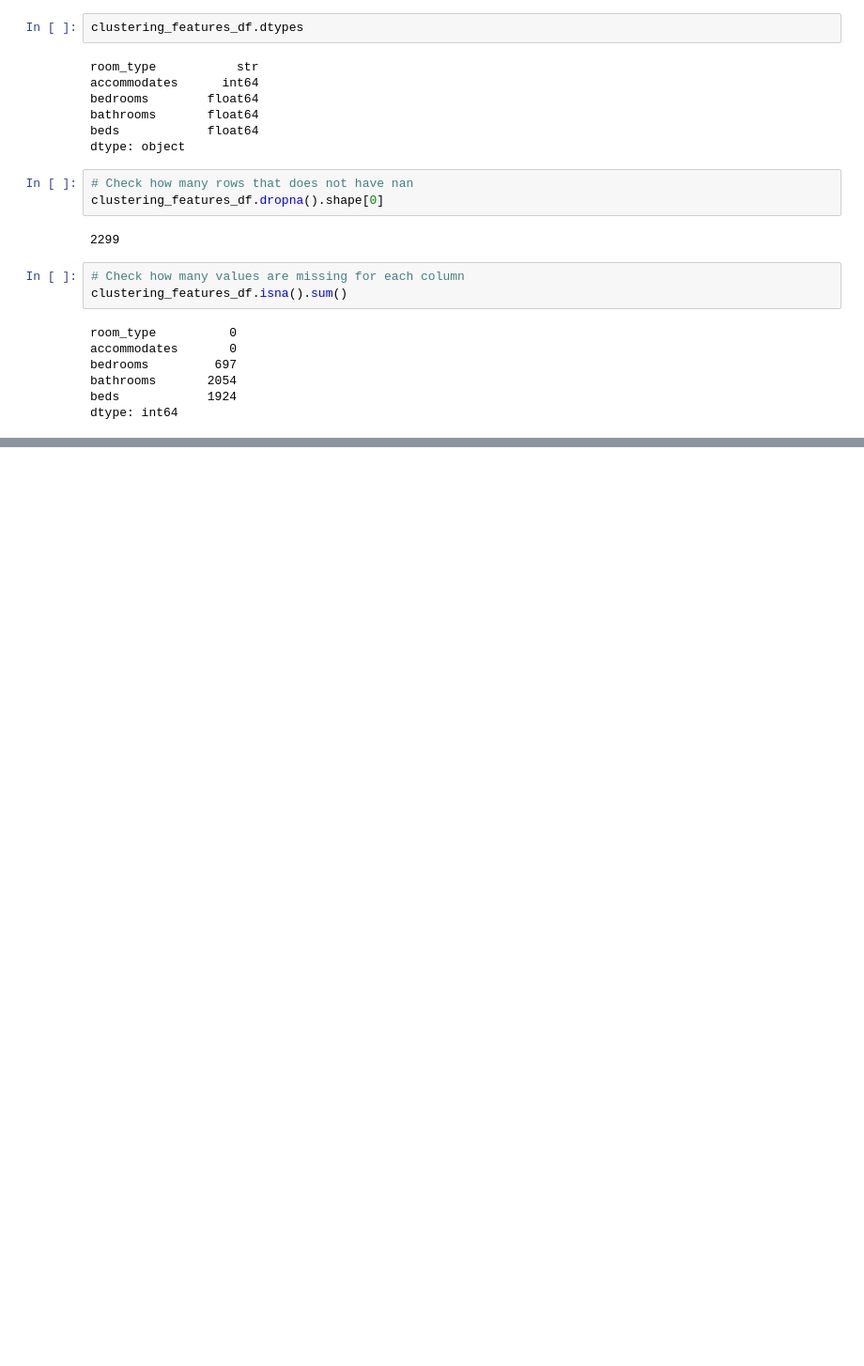
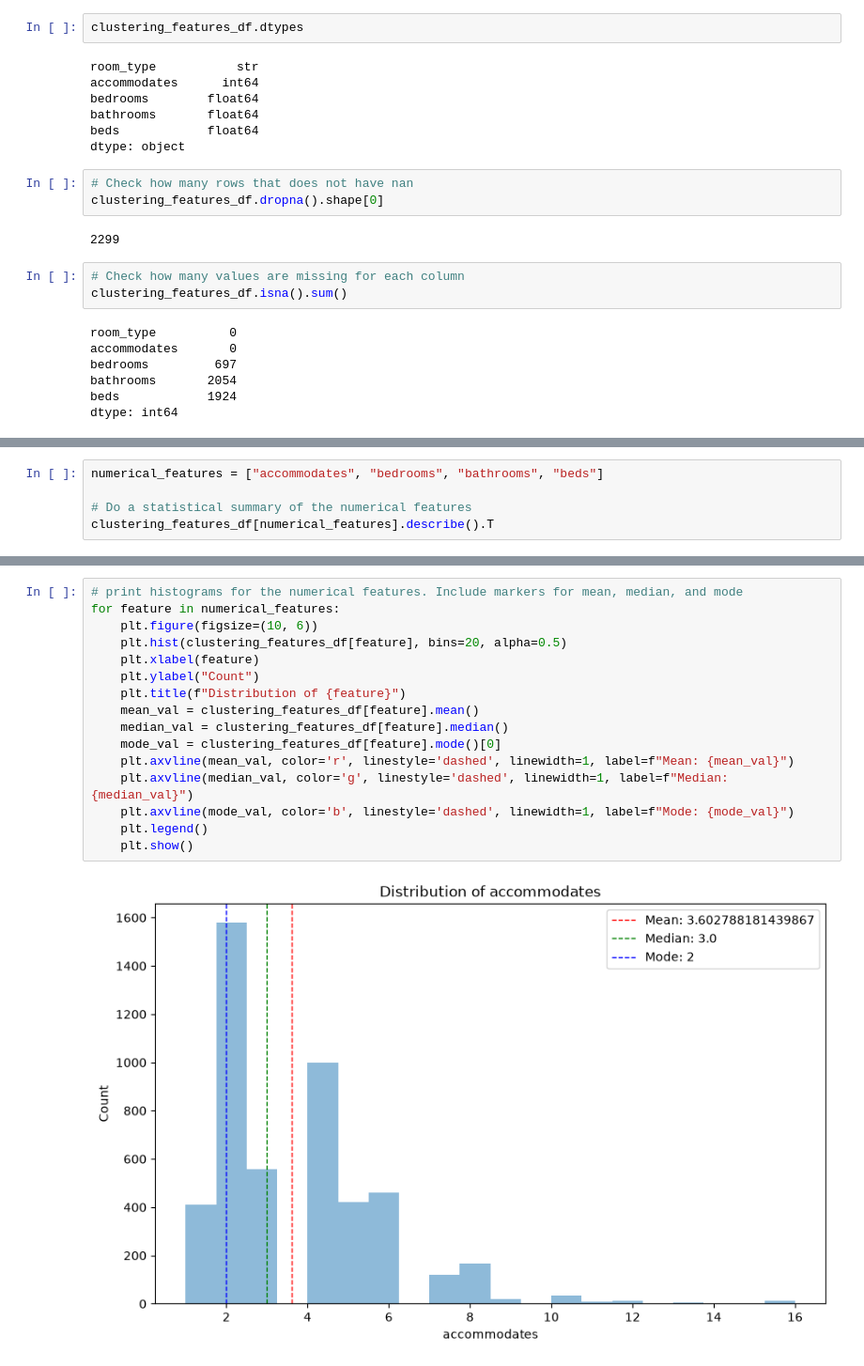
Before and after one commit to Petterluring/4dt911-vis-project-research, a Jupyter notebook: notebooks/experimentations/clustering.ipynb, the cells around one changed output, grey strips where cells are left out. Shown at 94% size. Cells and saved outputs as stored; diff of their text form; blank space fills up the shorter version.

```diff
--- a/notebooks/experimentations/clustering.ipynb
+++ b/notebooks/experimentations/clustering.ipynb
@@ -98,0 +115,5 @@ dtype: int64
+# %%
+numerical_features = ["accommodates", "bedrooms", "bathrooms", "beds"]
+
+# Do a statistical summary of the numerical features
+clustering_features_df[numerical_features].describe().T
@@ -98,0 +126,18 @@ dtype: int64
+# %%
+# print histograms for the numerical features. Include markers for mean, median, and mode
+for feature in numerical_features:
+    plt.figure(figsize=(10, 6))
+    plt.hist(clustering_features_df[feature], bins=20, alpha=0.5)
+    plt.xlabel(feature)
+    plt.ylabel("Count")
+    plt.title(f"Distribution of {feature}")
+    mean_val = clustering_features_df[feature].mean()
+    median_val = clustering_features_df[feature].median()
+    mode_val = clustering_features_df[feature].mode()[0]
+    plt.axvline(mean_val, color='r', linestyle='dashed', linewidth=1, label=f"Mean: {mean_val}")
+    plt.axvline(median_val, color='g', linestyle='dashed', linewidth=1, label=f"Median: {median_val}")
+    plt.axvline(mode_val, color='b', linestyle='dashed', linewidth=1, label=f"Mode: {mode_val}")
+    plt.legend()
+    plt.show()
+# %% [output]
+[figure, added]
```
Also changed, not shown: parts of 14 cells of this notebook.
